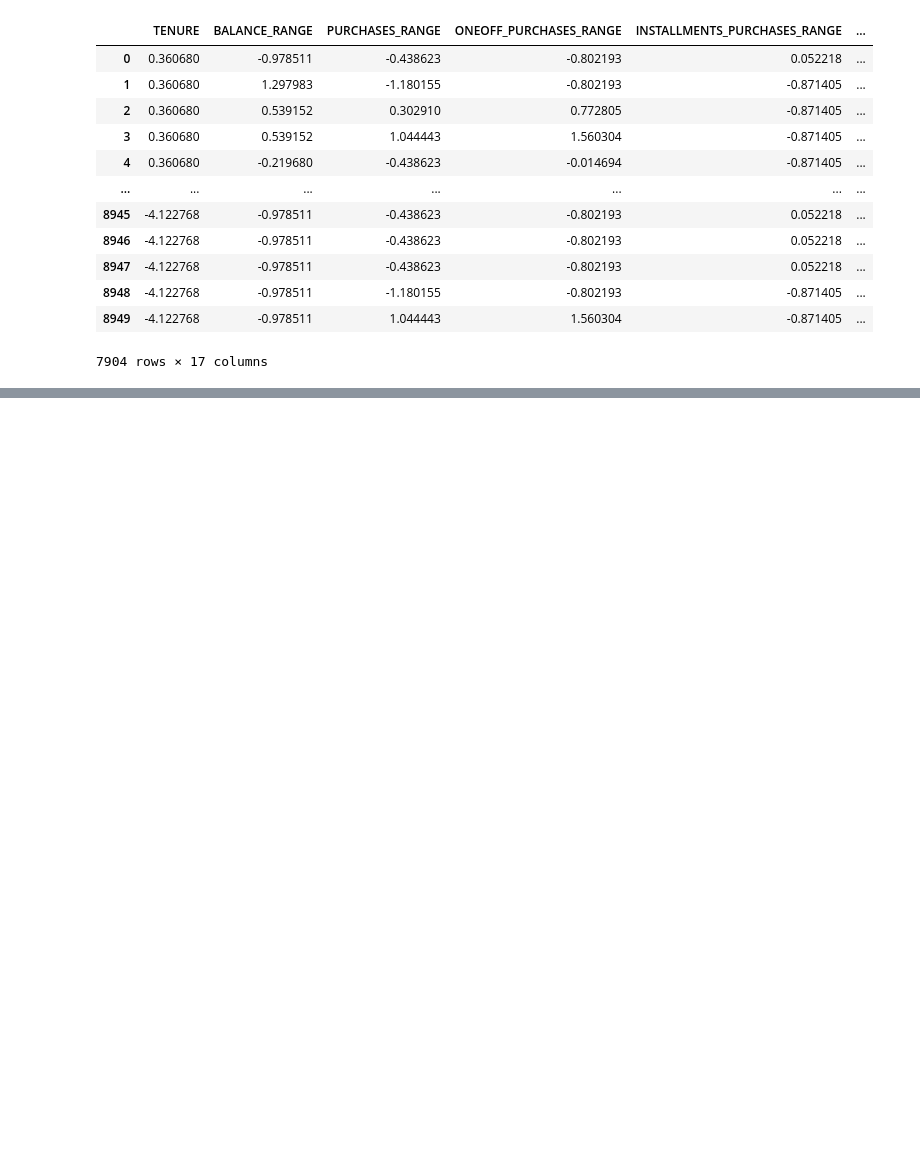
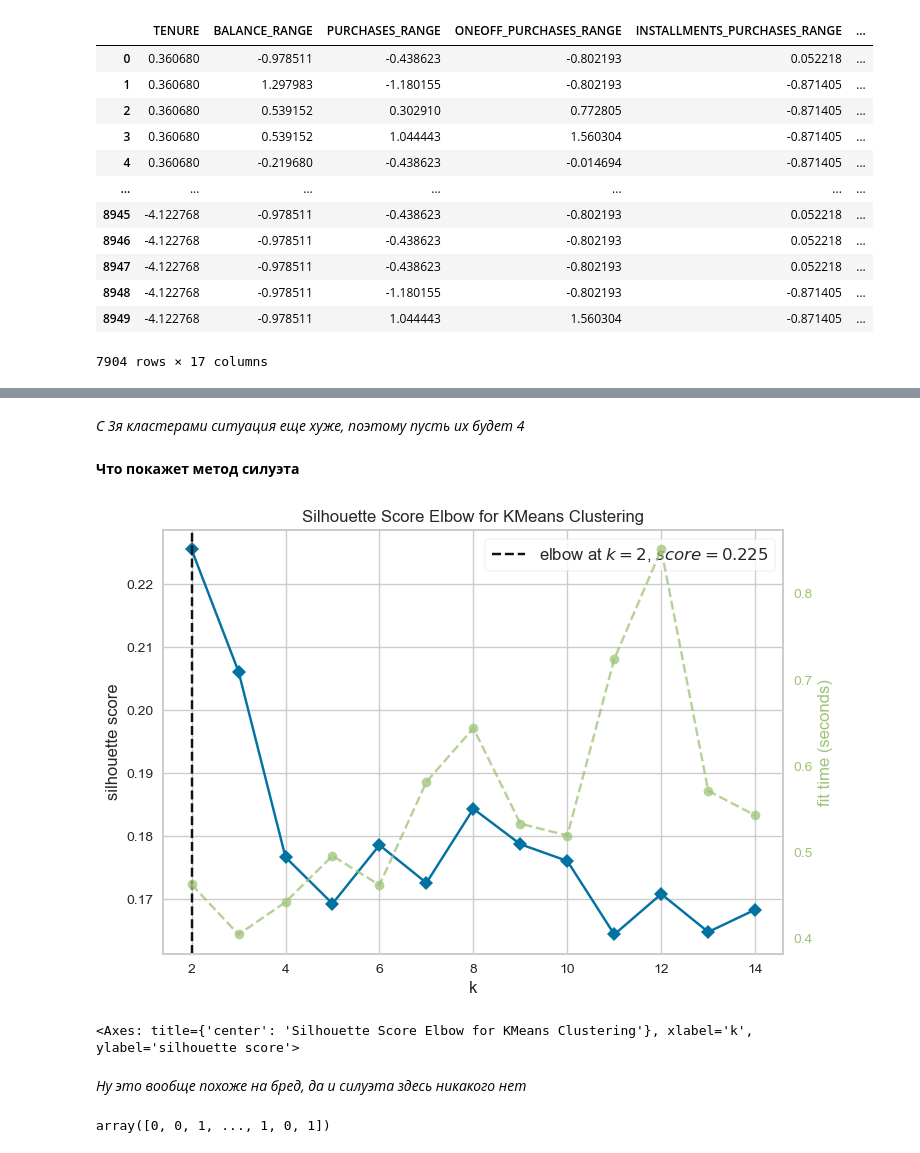
Before and after one commit to Zikarakus/home_works, a Jupyter notebook: HW_clustering.ipynb, the cells around one changed output, grey strips where cells are left out. Saved outputs shown, nothing was run; the diff lists cells and outputs as text; code cells hidden in the pictures; blank space fills up the shorter version.

```diff
--- a/HW_clustering.ipynb
+++ b/HW_clustering.ipynb
@@ -180,0 +248,23 @@ X
+# %% [markdown]
+_С 3я кластерами ситуация еще хуже, поэтому пусть их будет 4_
+# %% [markdown]
+**Что покажет метод силуэта**
+# %%
+model = KMeans(random_state=42)
+
+visual_silhouette = KElbowVisualizer(model, k = (2, 15), metric='silhouette')
+visual_silhouette.fit(X)
+
+visual_silhouette.show()
+# %% [output]
+[figure, added]
+<Axes: title={'center': 'Silhouette Score Elbow for KMeans Clustering'}, xlabel='k', ylabel='silhouette score'>
+# %% [markdown]
+_Ну это вообще похоже на бред, да и силуэта здесь никакого нет_
+# %%
+kmeans_2 = KMeans(n_clusters=2, random_state=42) # Обучение на 2х кластерах
+
+kmeans_2.fit(X)
+kmeans_2.labels_
+# %% [output]
+array([0, 0, 1, ..., 1, 0, 1])
```
Also changed, not shown: parts of 29 cells of this notebook.
